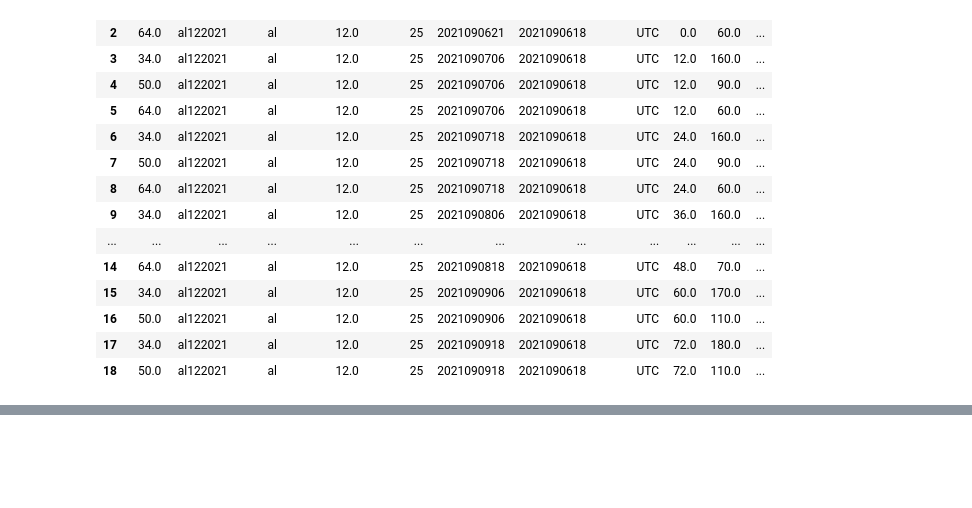
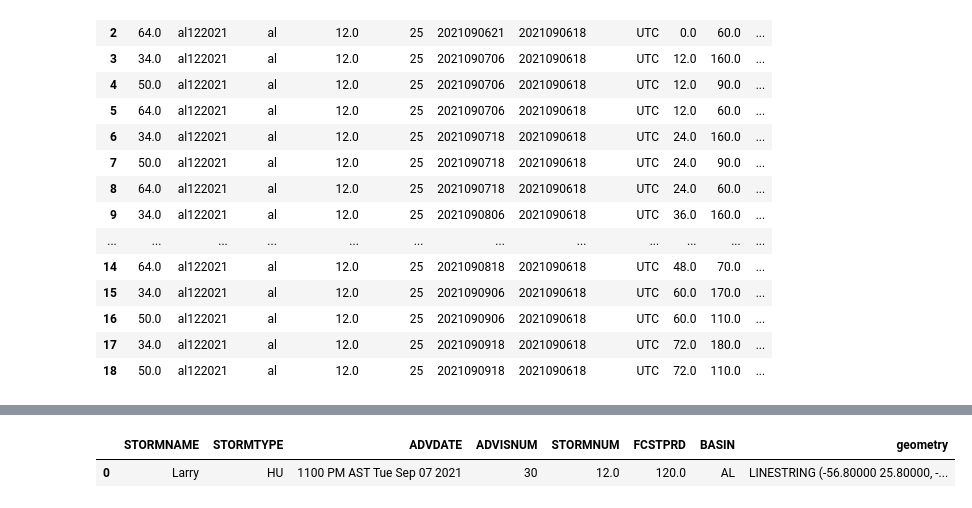
Before and after one commit to jmedinah09/UnidataProjects, a Jupyter notebook: tropical_cyclone_plot_project/downloader_bot.ipynb, the cells around one changed output, grey strips where cells are left out. Drawn from its saved outputs; the diff is of its cells as text; code cells hidden in the pictures; blank space fills up the shorter version.

```diff
--- a/tropical_cyclone_plot_project/downloader_bot.ipynb
+++ b/tropical_cyclone_plot_project/downloader_bot.ipynb
@@ -345,4 +379,2 @@ class NhcDownloaderBot:
 # %%
-_ = NhcDownloaderBot(12, 2021)
-
-_.nhc_gis_downloader(_.file_names, _.urls, _.gdf_names)[nhc_fnames()[0][0]][0]
+NhcDownloaderBot.gdf_file(12, 2021)
@@ -352,4 +396,8 @@ _.nhc_gis_downloader(_.file_names, _.urls, _.gdf_names)[nhc_fnames()[0][0]][0]
 # %%
-def gdf_file():
-    _ = NhcDownloaderBot(12, 2021)
-    return _.nhc_gis_downloader(_.file_names, _.urls, _.gdf_names)[nhc_fnames()[0][0]][0]
+def gdf_file(storm_number, year):
+    _ = NhcDownloaderBot(storm_number, year)
+    return _.nhc_gis_downloader(_.file_names, _.urls, _.gdf_names)[_.file_names[0]][0]
+gdf_file(12, 2021)
+# %% [output]
+|  | STORMNAME | STORMTYPE | ADVDATE | ADVISNUM | STORMNUM | FCSTPRD | BASIN | geometry |
+| 0 | Larry | HU | 1100 PM AST Tue Sep 07 2021 | 30 | 12.0 | 120.0 | AL | LINESTRING (-56.80000 25.80000, -... |
```
Also changed, not shown: parts of 6 cells of this notebook, 6 other files.
